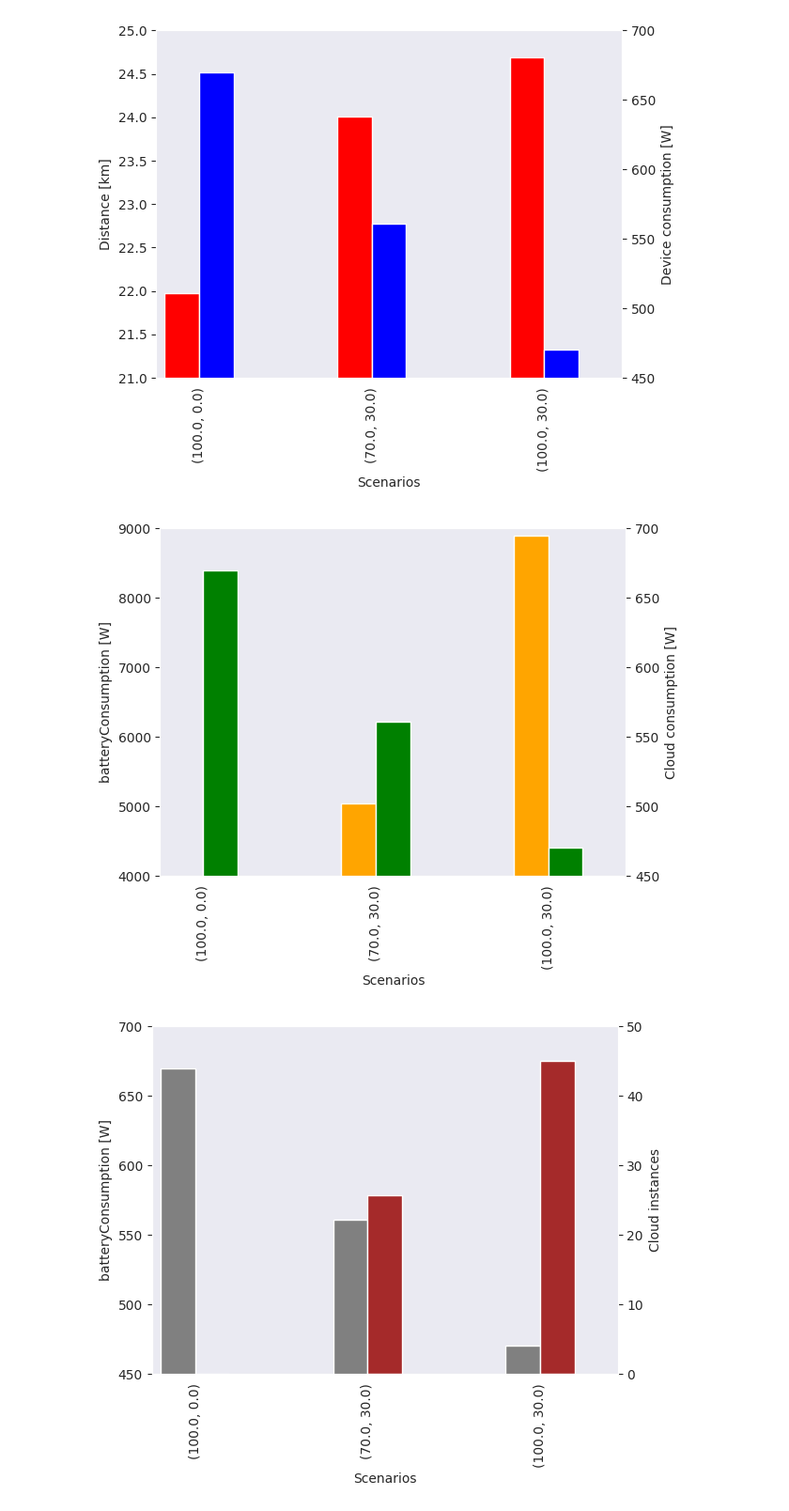
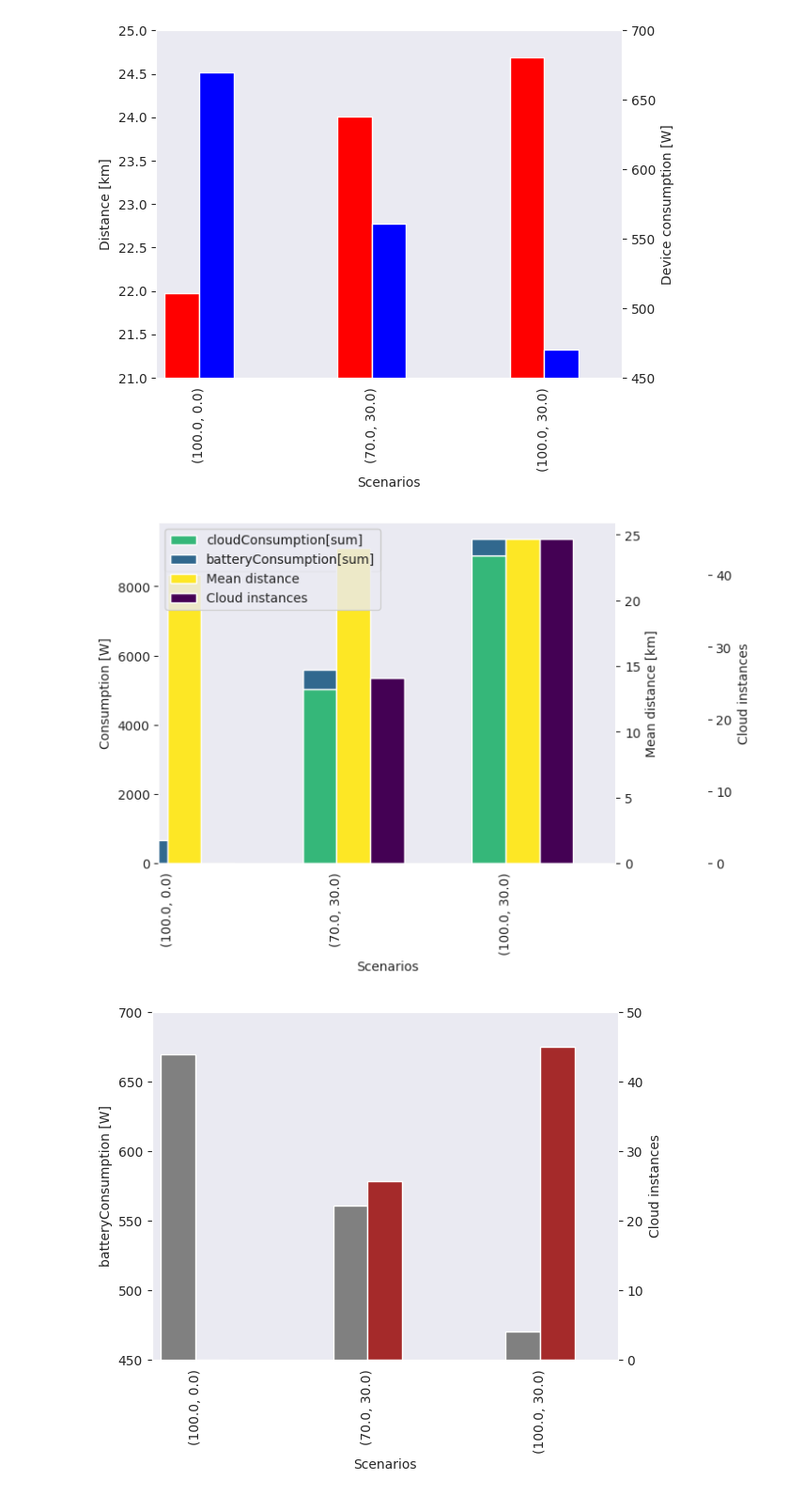
Before and after one commit to nicolasfara/pulvreakt-reconfiguration-evaluation, a Jupyter notebook: data-visualization/Data Visualization.ipynb, the cells around one changed output. Shown: that part at 94% size. Saved outputs shown, nothing was run; the diff lists cells and outputs as text; code cells hidden in the pictures.

Commit message:
Improve charts

```diff
--- a/data-visualization/Data Visualization.ipynb
+++ b/data-visualization/Data Visualization.ipynb
@@ -202,23 +202,37 @@ plt.show()
 # %%
 fig = plt.figure()
 ax = fig.add_subplot(111) # Create matplotlib axes
 ax2 = ax.twinx()
+ax3 = ax.twinx()
+ax3.spines.right.set_position(("axes", 1.2))
 
-merged = pd.concat([distance_df, consumption_df, charging_df], axis=1, join='inner')
+instances_df = instances.mean(dim={'time'}, skipna=True).to_dataframe().tail(-1)
+
+merged = pd.concat([distance_df, consumption_df, charging_df, instances_df], axis=1, join='inner')
 merged = merged.sort_values(by=['totalConsumption[sum]'])
 
 width = 0.2
-merged['cloudConsumption[sum]'].plot.bar(ax=ax, color='orange', width=width, position=1)
-merged['batteryConsumption[sum]'].plot.bar(ax=ax2, color='green', width=width, position=0)
+merged[['cloudConsumption[sum]','batteryConsumption[sum]']].plot.bar(ax=ax, color=['#35b779', '#31688e'], width=width, position=1, stacked=True, label={'Cloud consumption', 'Device consumption'})
+merged['distance[mean]'].plot.bar(ax=ax2, color='#fde725', width=width, position=0, label='Mean distance')
+merged['instances'].plot.bar(ax=ax3, color='#440154', width=width, position=-1, label='Cloud instances')
 
-ax.set_ylabel('batteryConsumption [W]')
+lines, labels = ax.get_legend_handles_labels()
+lines2, labels2 = ax2.get_legend_handles_labels()
+lines3, labels3 = ax3.get_legend_handles_labels()
+ax3.legend(lines + lines2 + lines3, labels + labels2 + labels3, loc=0)
+
+ax.set_ylabel('Consumption [W]')
 ax.set_xlabel('Scenarios')
-ax2.set_ylim([450, 700])
-ax.set_ylim([4000, 9000])
-ax2.set_ylabel('Cloud consumption [W]')
+#ax.set_ylim([4000, 10000])
+
+ax2.set_ylabel('Mean distance [km]')
+#ax2.set_ylim([21, 25])
+
+ax3.set_ylabel('Cloud instances')
+
 plt.show()
 # %% [output]
-[figure, old version]
+[figure, new version]
 # %%
 fig = plt.figure()
 ax = fig.add_subplot(111) # Create matplotlib axes
```
Also changed, not shown: 1 other file.
